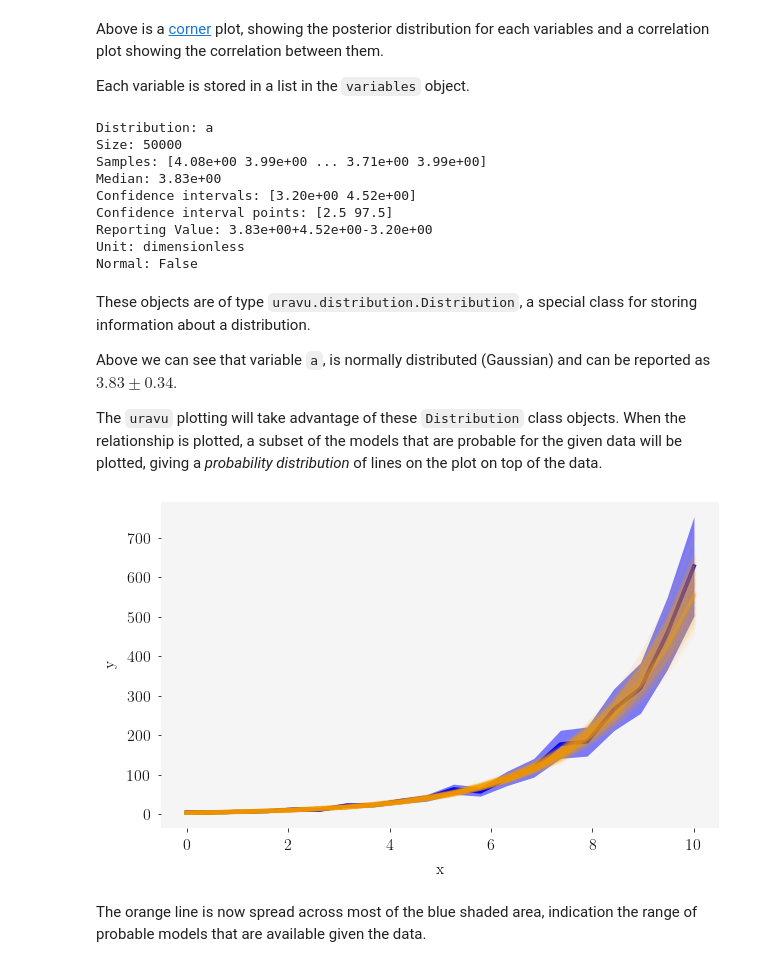
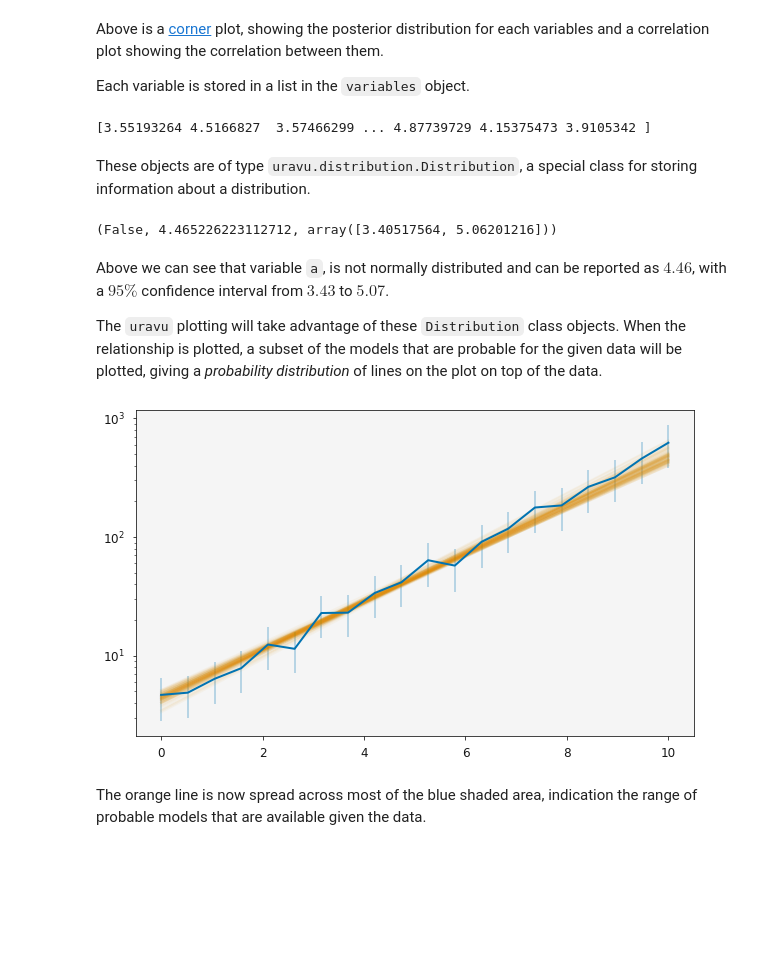
Before and after one commit to arm61/uravu, a Jupyter notebook: docs/source/mcmc.ipynb, the cells around one changed output. Cells and saved outputs as stored; diff of their text form; code cells hidden in the pictures; blank space fills up the shorter version.

```diff
--- a/docs/source/mcmc.ipynb
+++ b/docs/source/mcmc.ipynb
@@ -39,3 +43,3 @@ from uravu.relationship import Relationship
 # %%
-modeller = Relationship(my_model, x, y, dy)
-modeller.max_likelihood()
+modeller = Relationship(my_model, x, y, ordinate_error=dy, bounds=((0, 10), (0, 1)))
+modeller.max_likelihood('diff_evo')
@@ -77,28 +80,25 @@ Above is a [corner](https://corner.readthedocs.io/) plot, showing the posterior
 
 Each variable is stored in a list in the `variables` object.
 # %%
-print(modeller.variables[0])
+print(modeller.variables[0].samples)
 # %% [output]
-Distribution: a
-Size: 50000
-Samples: [4.08e+00 3.99e+00 ... 3.71e+00 3.99e+00]
-Median: 3.83e+00
-Confidence intervals: [3.20e+00 4.52e+00]
-Confidence interval points: [2.5 97.5]
-Reporting Value: 3.83e+00+4.52e+00-3.20e+00
-Unit: dimensionless
-Normal: False
+[3.55193264 4.5166827  3.57466299 ... 4.87739729 4.15375473 3.9105342 ]
+# %% [markdown]
+These objects are of type `uravu.distribution.Distribution`, a special class for storing information about a distribution.
+# %%
+modeller.variables[0].normal, modeller.variables[0].n, modeller.variables[0].con_int
+# %% [output]
+(False, 4.465226223112712, array([3.40517564, 5.06201216]))
 # %% [markdown]
-These objects are of type `uravu.distribution.Distribution`, a special class for storing information about a distribution.
-
-Above we can see that variable `a`, is normally distributed (Gaussian) and can be reported as $3.83\pm0.34$.
+Above we can see that variable `a`, is not normally distributed and can be reported as $4.46$, with a $95 \%$ confidence interval from $3.43$ to $5.07$.
 
 The `uravu` plotting will take advantage of these `Distribution` class objects.
 When the relationship is plotted, a subset of the models that are probable for the given data will be plotted, giving a *probability distribution* of lines on the plot on top of the data.
 # %%
 plotting.plot_relationship(modeller)
+plt.yscale('log')
 plt.show()
 # %% [output]
-[figure, old version]
+[figure, new version]
 # %% [markdown]
 The orange line is now spread across most of the blue shaded area, indication the range of probable models that are available given the data.
```
Also changed, not shown: parts of 7 cells of this notebook.
